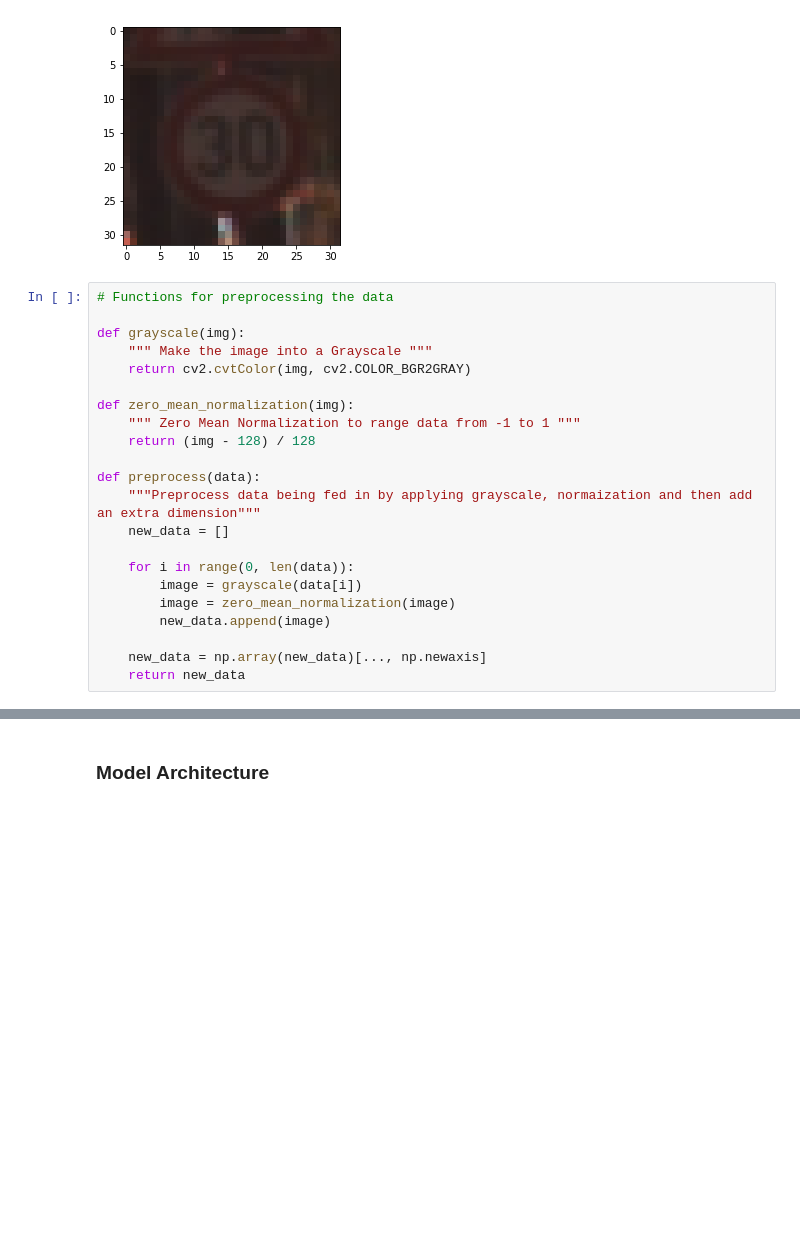
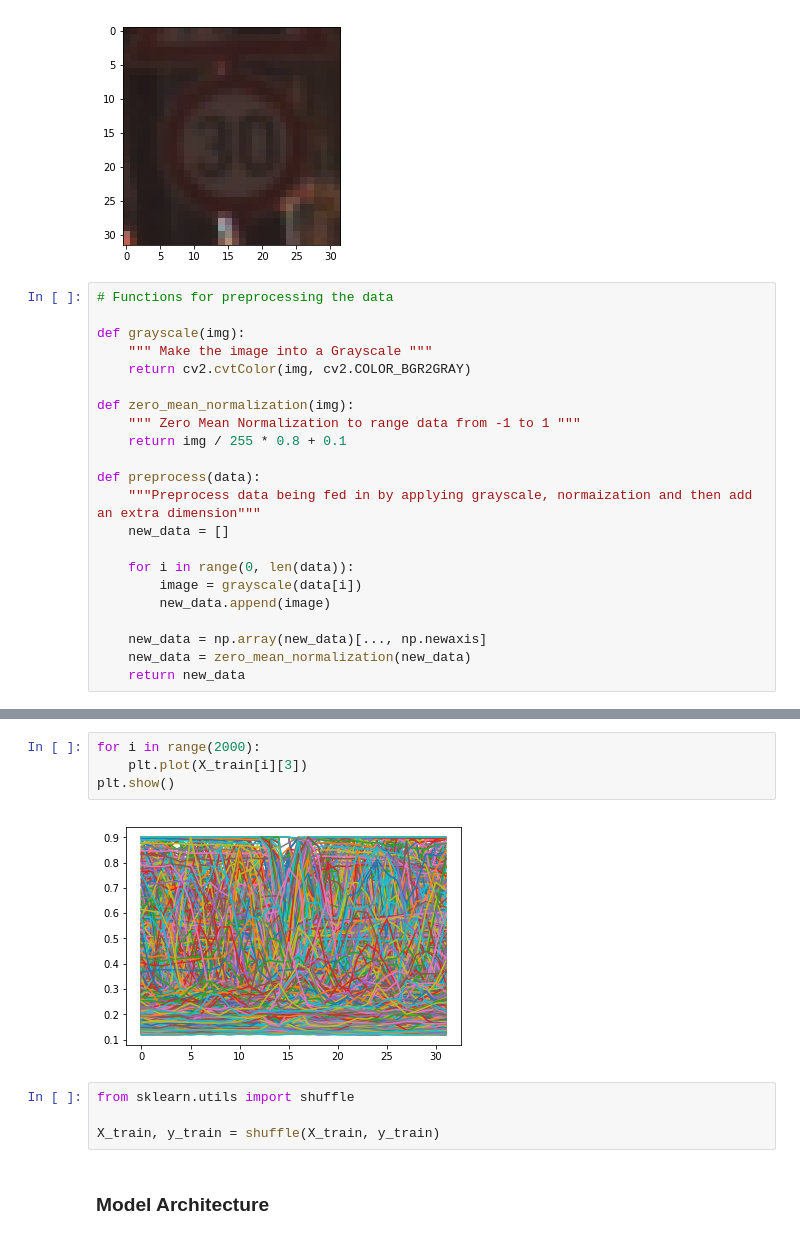
Before and after one commit to Rxmeez/SDCND-1-TrafficSignClassifier, a Jupyter notebook: Traffic_Sign_Classifier.ipynb, the cells around one changed output, grey strips where cells are left out. Drawn from its saved outputs; the diff is of its cells as text; blank space fills up the shorter version.

Commit message:
Accuracy 92%, looked into normalization of the data and saw that it was ranging from 0 to , which was wrong. Implemented a normalization from 0.1 to 0.9 and the results changed from 0.82 to 0.92

```diff
--- a/Traffic_Sign_Classifier.ipynb
+++ b/Traffic_Sign_Classifier.ipynb
@@ -243,7 +243,7 @@ def grayscale(img):
 
 def zero_mean_normalization(img):
     """ Zero Mean Normalization to range data from -1 to 1 """
-    return (img - 128) / 128
+    return img / 255 * 0.8 + 0.1
 
 def preprocess(data):
     """Preprocess data being fed in by applying grayscale, normaization and then add an extra dimension"""
@@ -251,10 +251,10 @@ def preprocess(data):
 
     for i in range(0, len(data)):
         image = grayscale(data[i])
-        image = zero_mean_normalization(image)
         new_data.append(image)
 
     new_data = np.array(new_data)[..., np.newaxis]
+    new_data = zero_mean_normalization(new_data)
     return new_data
 # %%
 X_train = preprocess(X_train)
@@ -266,4 +266,14 @@ Processed X_train shape : (46714, 32, 32, 1)
 Processed X_valid shape : (4410, 32, 32, 1)
+# %%
+for i in range(2000):
+    plt.plot(X_train[i][3])
+plt.show()
+# %% [output]
+[figure, added]
+# %%
+from sklearn.utils import shuffle
+
+X_train, y_train = shuffle(X_train, y_train)
 # %% [markdown]
 ### Model Architecture
 # %% [markdown]
```
Also changed, not shown: parts of 9 cells of this notebook, 3 other files.
